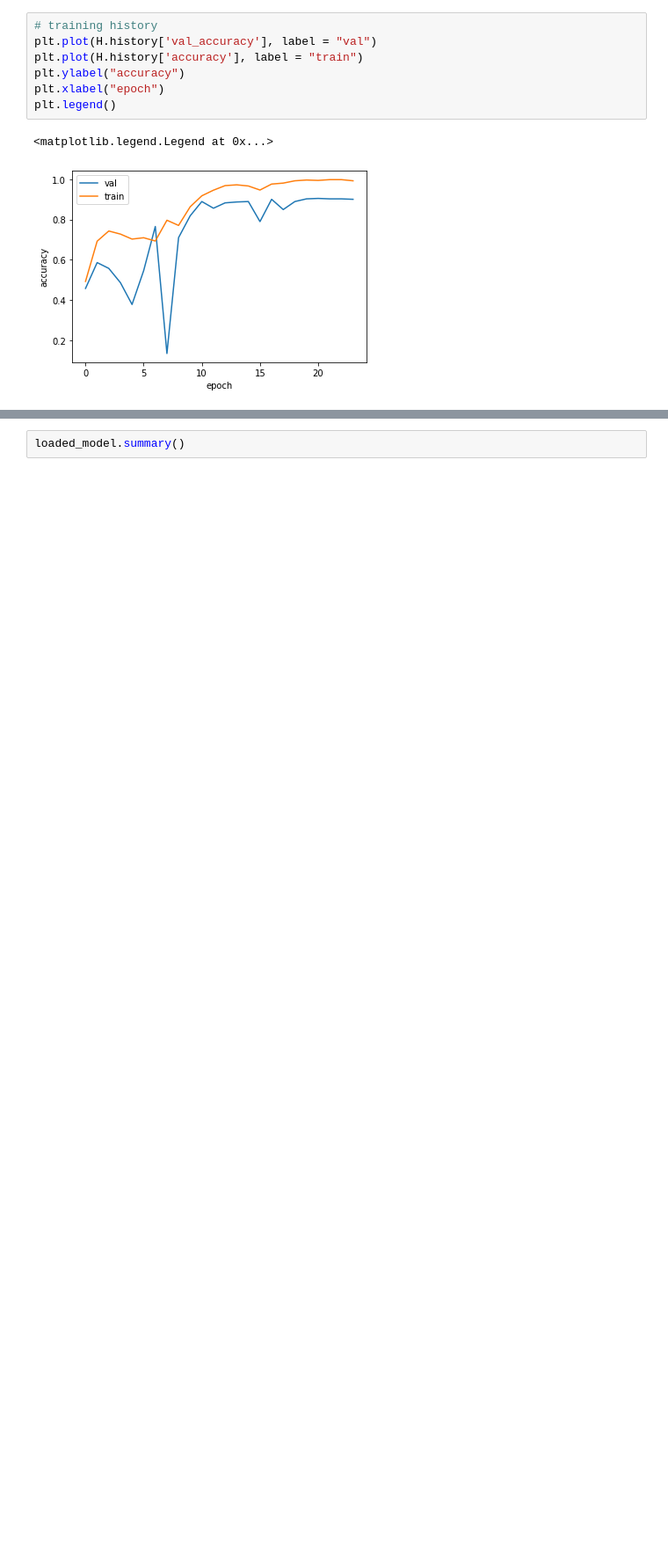
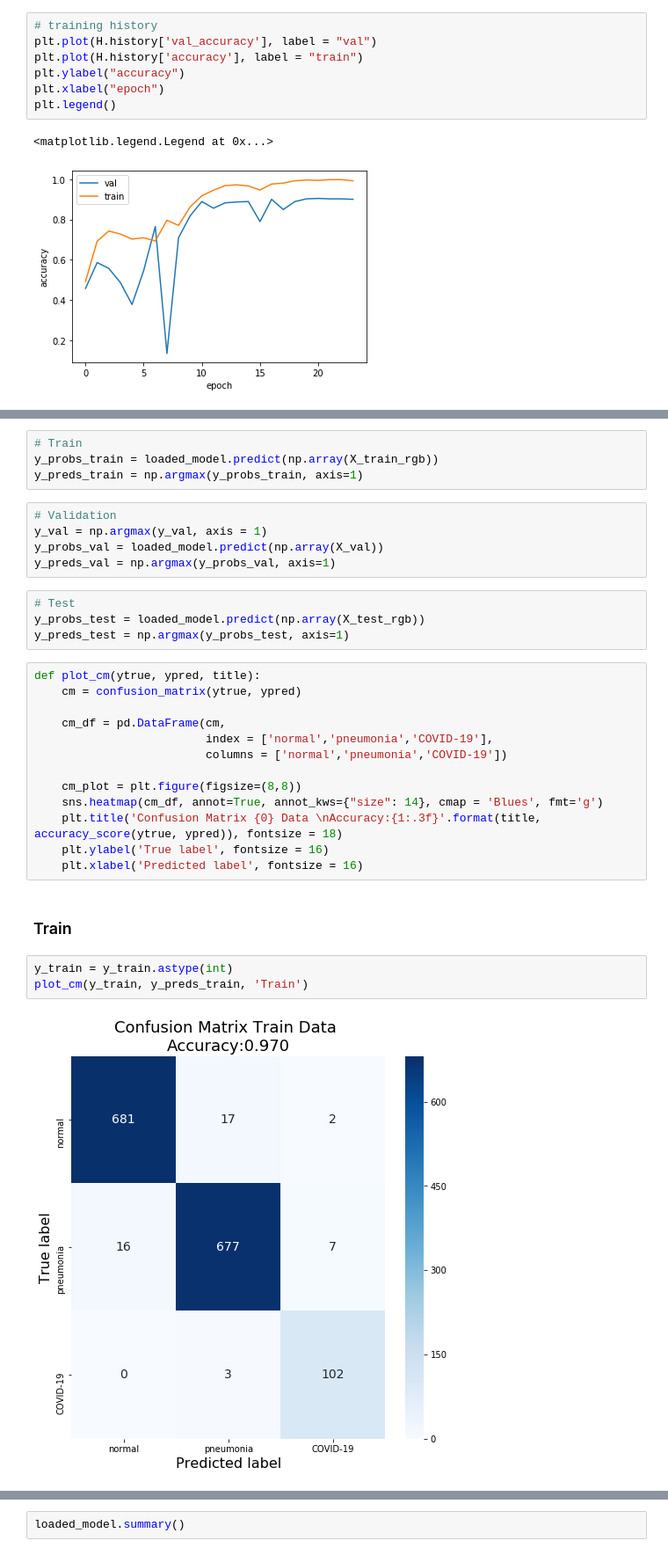
Before and after one commit to vmtang11/ids705_xray_covid19, a Jupyter notebook: resnet50_results.ipynb, the cells around one changed output, grey strips where cells are left out. Shown at 88% size. Saved outputs shown, nothing was run; the diff lists cells and outputs as text; blank space fills up the shorter version.

Commit message:
heatmap confusion matrix

```diff
--- a/resnet50_results.ipynb
+++ b/resnet50_results.ipynb
@@ -357,0 +290,33 @@ pd.crosstab(y_test, y_preds, rownames=['True'], colnames=['Predicted'], margins=
+# %%
+# Train
+y_probs_train = loaded_model.predict(np.array(X_train_rgb))
+y_preds_train = np.argmax(y_probs_train, axis=1)
+# %%
+# Validation
+y_val = np.argmax(y_val, axis = 1)
+y_probs_val = loaded_model.predict(np.array(X_val))
+y_preds_val = np.argmax(y_probs_val, axis=1)
+# %%
+# Test
+y_probs_test = loaded_model.predict(np.array(X_test_rgb))
+y_preds_test = np.argmax(y_probs_test, axis=1)
+# %%
+def plot_cm(ytrue, ypred, title):
+    cm = confusion_matrix(ytrue, ypred)
+
+    cm_df = pd.DataFrame(cm,
+                         index = ['normal','pneumonia','COVID-19'],
+                         columns = ['normal','pneumonia','COVID-19'])
+
+    cm_plot = plt.figure(figsize=(8,8))
+    sns.heatmap(cm_df, annot=True, annot_kws={"size": 14}, cmap = 'Blues', fmt='g')
+    plt.title('Confusion Matrix {0} Data \nAccuracy:{1:.3f}'.format(title, accuracy_score(ytrue, ypred)), fontsize = 18)
+    plt.ylabel('True label', fontsize = 16)
+    plt.xlabel('Predicted label', fontsize = 16)
+# %% [markdown]
+### Train
+# %%
+y_train = y_train.astype(int)
+plot_cm(y_train, y_preds_train, 'Train')
+# %% [output]
+[figure, added]
```
Also changed, not shown: parts of 35 cells of this notebook.
